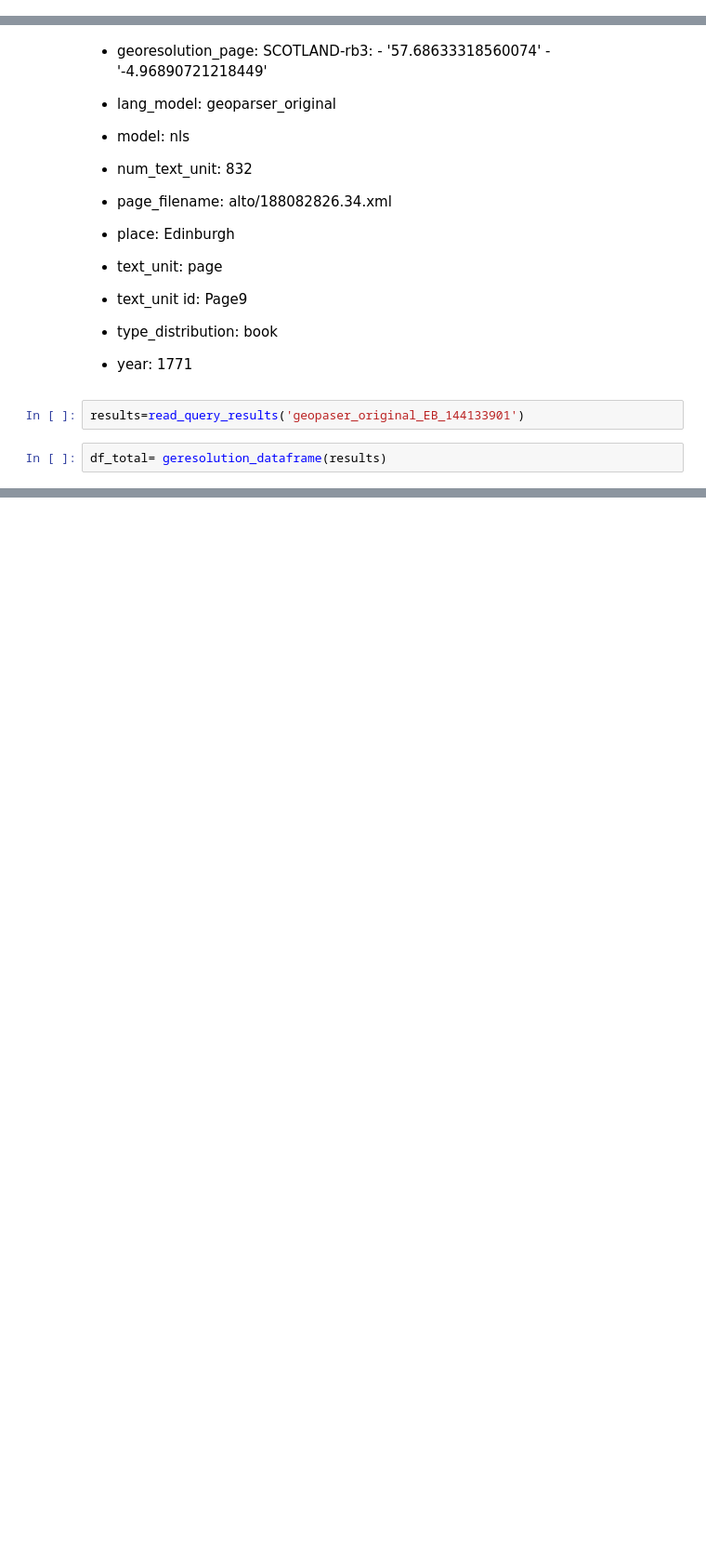
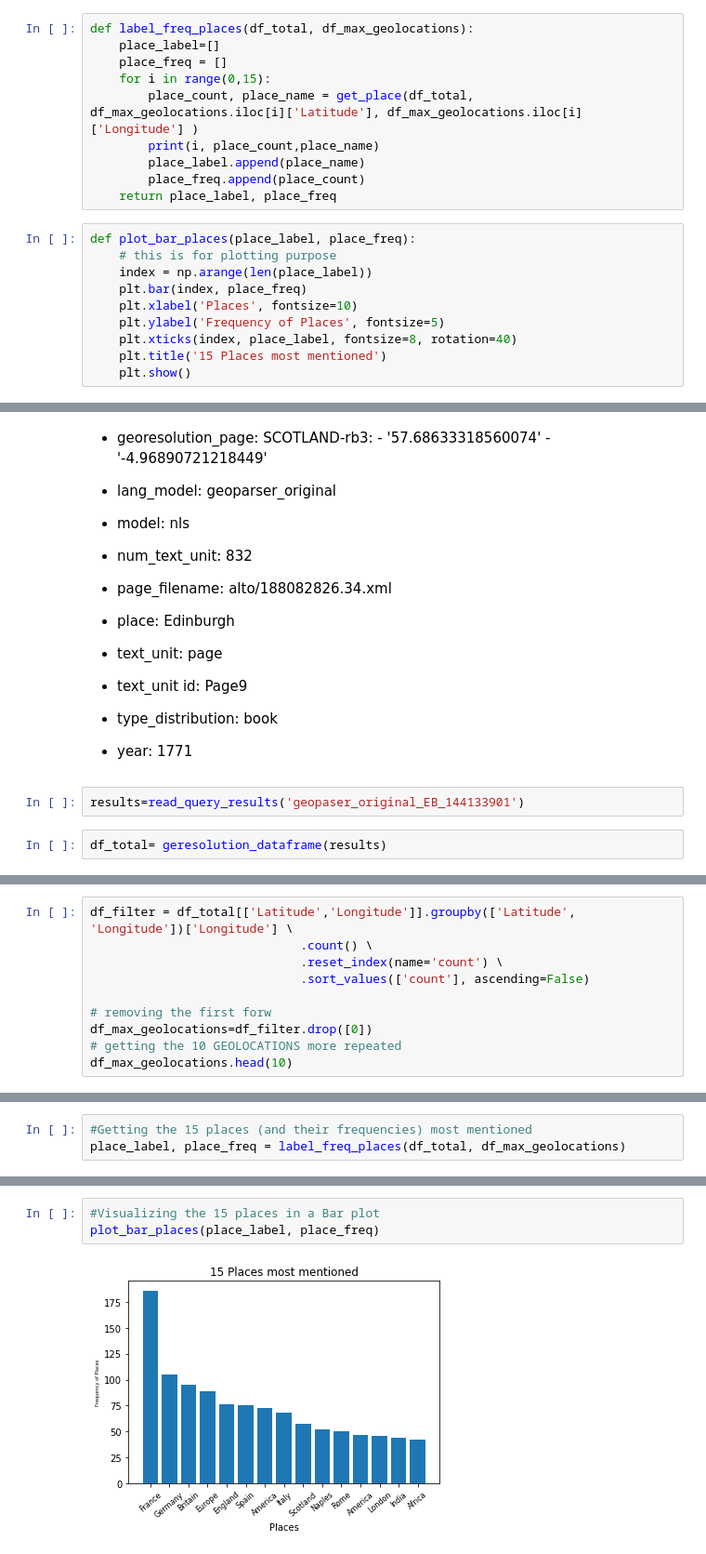
Before and after one commit to alan-turing-institute/defoe_visualization, a Jupyter notebook: NLS/Visualization_Geoparser_Original.ipynb, the cells around one changed output, grey strips where cells are left out. Shown at 93% size. Drawn from its saved outputs; the diff is of its cells as text; blank space fills up the shorter version.

```diff
--- a/NLS/Visualization_Geoparser_Original.ipynb
+++ b/NLS/Visualization_Geoparser_Original.ipynb
@@ -60,3 +64,23 @@ def geresolution_dataframe(result):
+# %%
+def label_freq_places(df_total, df_max_geolocations):
+    place_label=[]
+    place_freq = []
+    for i in range(0,15):
+        place_count, place_name = get_place(df_total, df_max_geolocations.iloc[i]['Latitude'], df_max_geolocations.iloc[i]['Longitude'] )
+        print(i, place_count,place_name)
+        place_label.append(place_name)
+        place_freq.append(place_count)
+    return place_label, place_freq
+# %%
+def plot_bar_places(place_label, place_freq):
+    # this is for plotting purpose
+    index = np.arange(len(place_label))
+    plt.bar(index, place_freq)
+    plt.xlabel('Places', fontsize=10)
+    plt.ylabel('Frequency of Places', fontsize=5)
+    plt.xticks(index, place_label, fontsize=8, rotation=40)
+    plt.title('15 Places most mentioned')
+    plt.show()
 # %% [markdown]
 ### Information about the defoe geoparser query
 
@@ -213,0 +231,10 @@ df_total.groupby(["Latitude", "Longitude"]).count()
+# %%
+df_filter = df_total[['Latitude','Longitude']].groupby(['Latitude', 'Longitude'])['Longitude'] \
+                             .count() \
+                             .reset_index(name='count') \
+                             .sort_values(['count'], ascending=False)
+
+# removing the first forw
+df_max_geolocations=df_filter.drop([0])
+# getting the 10 GEOLOCATIONS more repeated
+df_max_geolocations.head(10)
@@ -213,0 +259,3 @@ df_total.groupby(["Latitude", "Longitude"]).count()
+# %%
+#Getting the 15 places (and their frequencies) most mentioned
+place_label, place_freq = label_freq_places(df_total, df_max_geolocations)
@@ -213,0 +278,5 @@ df_total.groupby(["Latitude", "Longitude"]).count()
+# %%
+#Visualizing the 15 places in a Bar plot
+plot_bar_places(place_label, place_freq)
+# %% [output]
+[figure, added]
```
Also changed, not shown: parts of 10 cells of this notebook, 2 other files.
